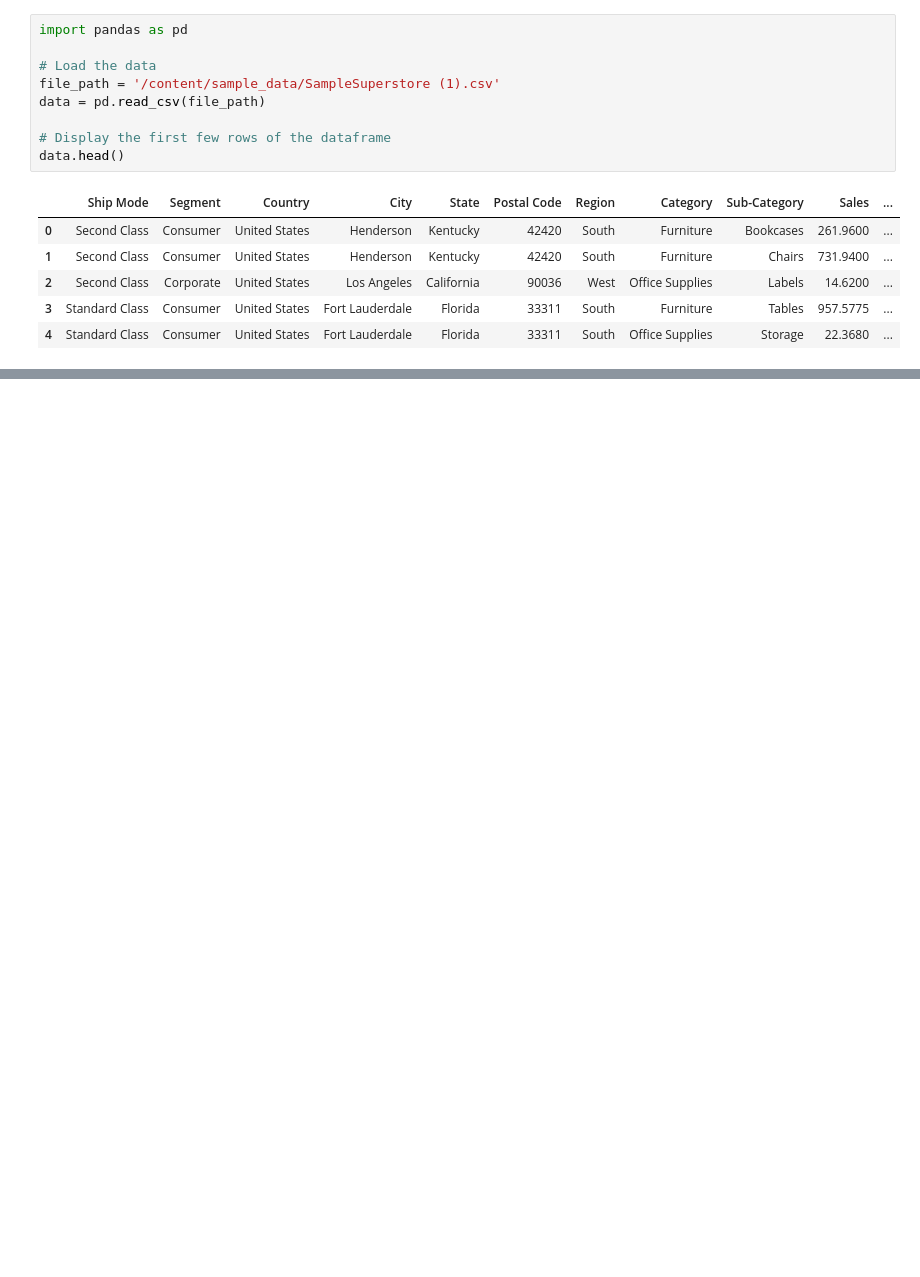
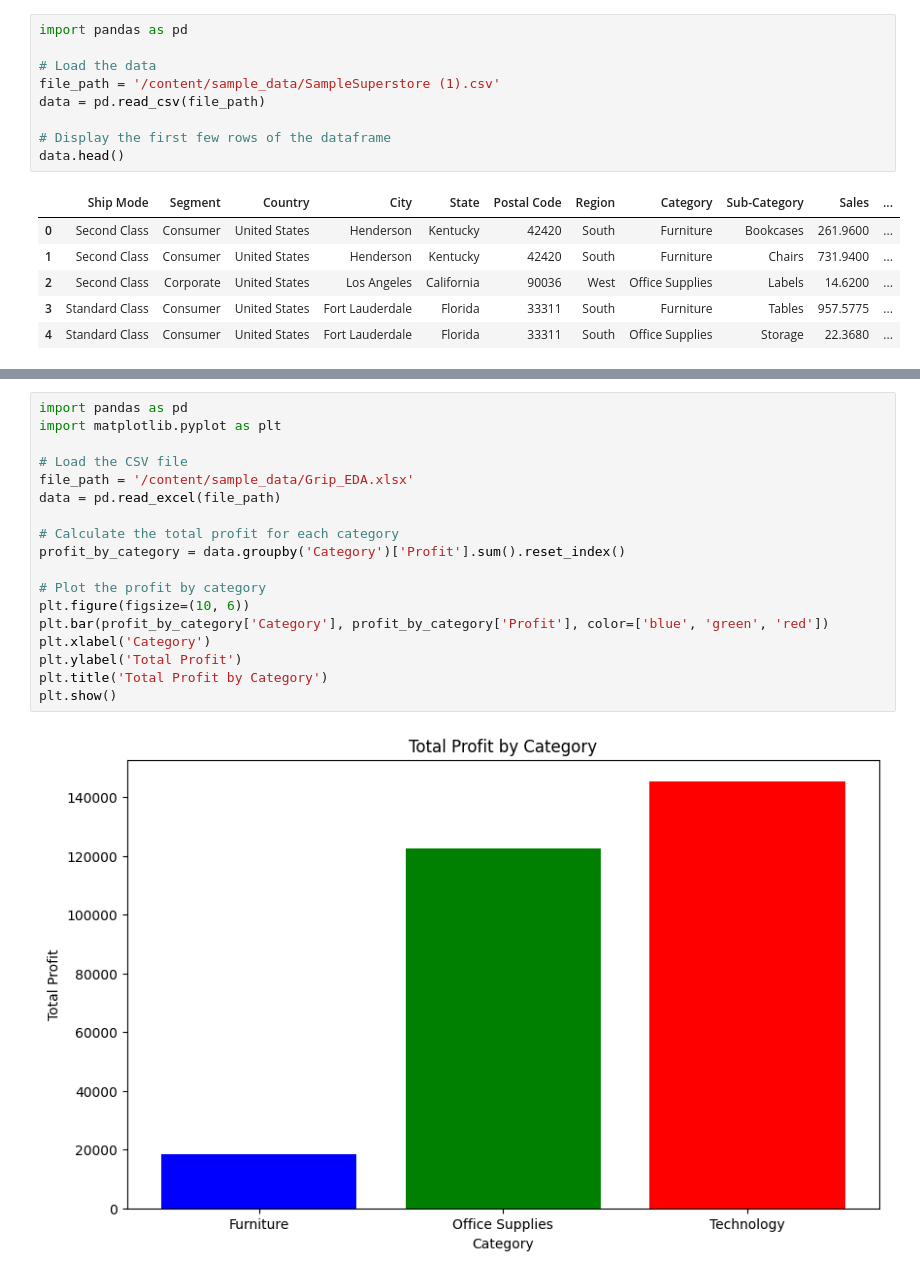
Before and after one commit to Snehal241989/Assigment1, a Jupyter notebook: Superstoretask.ipynb, the cells around one changed output, grey strips where cells are left out. Drawn from its saved outputs; the diff is of its cells as text; blank space fills up the shorter version.

```diff
--- a/Superstoretask.ipynb
+++ b/Superstoretask.ipynb
@@ -31,0 +44,20 @@ print(regionwise_profit)
+# %%
+import pandas as pd
+import matplotlib.pyplot as plt
+
+# Load the CSV file
+file_path = '/content/sample_data/Grip_EDA.xlsx'
+data = pd.read_excel(file_path)
+
+# Calculate the total profit for each category
+profit_by_category = data.groupby('Category')['Profit'].sum().reset_index()
+
+# Plot the profit by category
+plt.figure(figsize=(10, 6))
+plt.bar(profit_by_category['Category'], profit_by_category['Profit'], color=['blue', 'green', 'red'])
+plt.xlabel('Category')
+plt.ylabel('Total Profit')
+plt.title('Total Profit by Category')
+plt.show()
+# %% [output]
+[figure, added]
```
Also changed, not shown: parts of 4 cells of this notebook.
